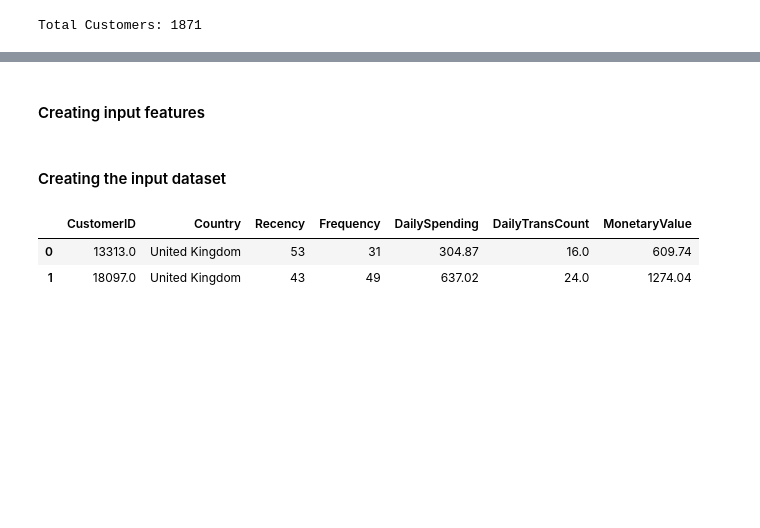
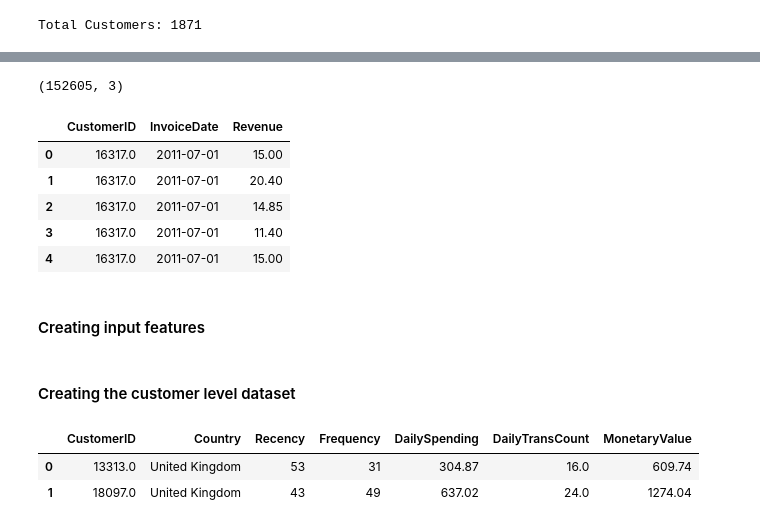
Before and after one commit to vubanc/AWS_DeployedCLVPredictor, a Jupyter notebook: Data Wrangling.ipynb, the cells around one changed output, grey strips where cells are left out. Cells and saved outputs as stored; diff of their text form; code cells hidden in the pictures; blank space fills up the shorter version.

```diff
--- a/Data Wrangling.ipynb
+++ b/Data Wrangling.ipynb
@@ -157,0 +177,15 @@ Total Customers: 1871
+# %%
+df2_transactions = df2
+df2_transactions["Revenue"] = df2_transactions.Quantity * df2_transactions.UnitPrice
+df2_transactions = df2_transactions[["CustomerID", "InvoiceDate", "Revenue"]]
+df2_transactions.reset_index(drop=True, inplace=True)
+print(df2_transactions.shape)
+df2_transactions.head()
+# %% [output]
+(152605, 3)
+|  | CustomerID | InvoiceDate | Revenue |
+| 0 | 16317.0 | 2011-07-01 | 15.00 |
+| 1 | 16317.0 | 2011-07-01 | 20.40 |
+| 2 | 16317.0 | 2011-07-01 | 14.85 |
+| 3 | 16317.0 | 2011-07-01 | 11.40 |
+| 4 | 16317.0 | 2011-07-01 | 15.00 |
@@ -195,7 +230,7 @@ df1_DailyTransCount["DailyTransCount"] = np.round(df1_DailyTransCount.InvoiceNo/
 df1_DailyTransCount.drop(labels=["InvoiceNo", "InvoiceDate"], axis=1, inplace=True)
 df1 = pd.merge(df1, df1_DailyTransCount, how="inner", on="CustomerID")
 # %% [markdown]
-#### Creating the input dataset
+#### Creating the customer level dataset
 # %%
 df1 = df1[["CustomerID", "Country", "Recency", "Frequency", "DailySpending", "DailyTransCount", "MonetaryValue"]]
 df1.drop_duplicates(subset=["CustomerID"], inplace=True)
```
Also changed, not shown: parts of 20 cells of this notebook, 1 other file.
